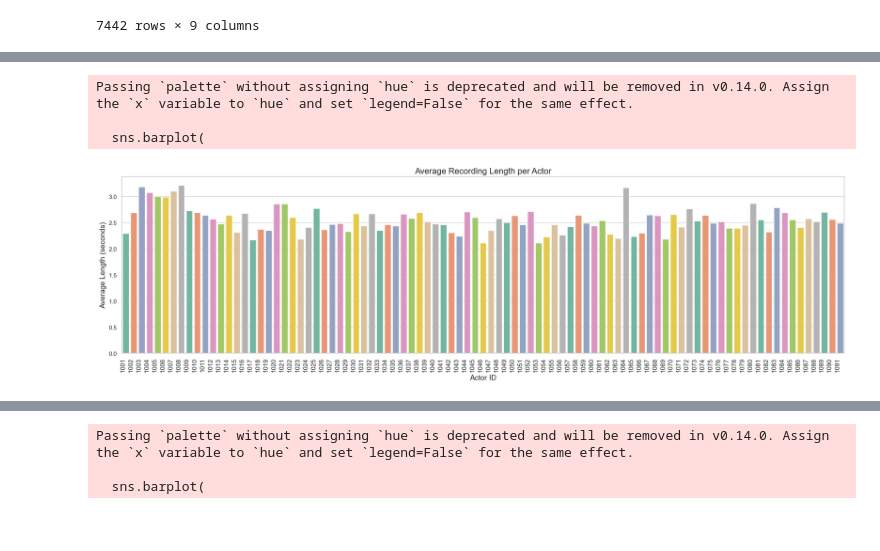
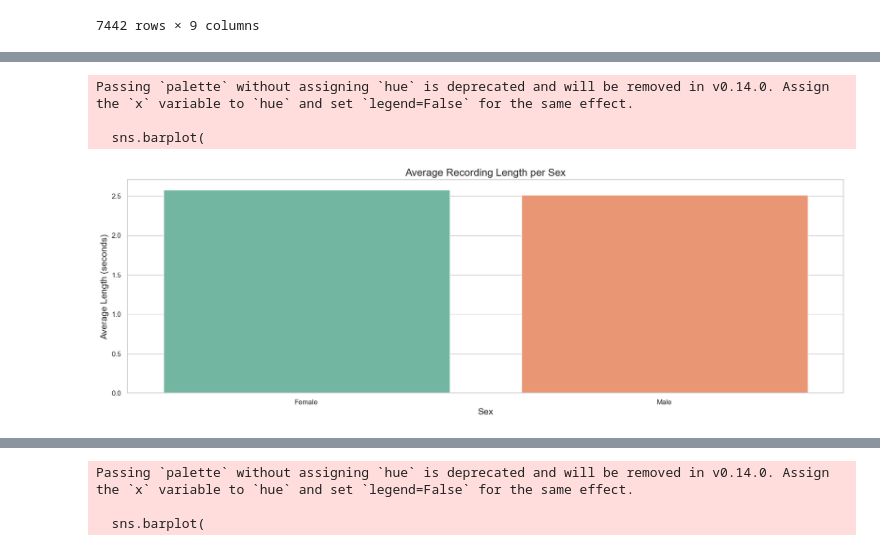
Before and after one commit to mweuro/informatyka-afektywna-speechmultiemo, a Jupyter notebook: length_analyze.ipynb, the cells around one changed output, grey strips where cells are left out. Saved outputs shown, nothing was run; the diff lists cells and outputs as text; code cells hidden in the pictures; blank space fills up the shorter version.

```diff
--- a/length_analyze.ipynb
+++ b/length_analyze.ipynb
@@ -76,8 +85,19 @@ merged_df['filename_wav'] = merged_df['Filename'].apply(lambda x: f"{x}.wav" if
 
 merged_df['file_path'] = merged_df['filename_wav'].apply(lambda x: os.path.join('data/audio_data/', x))
 
-merged_df['duration_sec'] = merged_df['file_path'].apply(get_wav_duration)
+merged_df['audio_duration_sec'] = merged_df['file_path'].apply(get_wav_duration)
 merged_df = merged_df.drop(columns=['file_path', 'filename_wav'])
+# %%
+merged_df['filename_flv'] = merged_df['Filename'].apply(lambda x: f"{x}.flv" if not x.endswith('.flv') else x)
+
+merged_df['video_file_path'] = merged_df['filename_flv'].apply(lambda x: os.path.join('data/video_data/', x))
+
+merged_df['video_duration_sec'] = merged_df['video_file_path'].apply(get_video_duration)
+
+merged_df = merged_df.drop(columns=['video_file_path', 'filename_flv'])
+# %%
+merged_df['duration_difference'] = merged_df['video_duration_sec'] - merged_df['audio_duration_sec']
+merged_df['duration_difference_abs'] = abs(merged_df['video_duration_sec'] - merged_df['audio_duration_sec'])
 # %%
 merged_df
 # %% [output]
@@ -96,0 +155,2 @@ merged_df
+# %%
+merged_df = merged_df[merged_df['duration_difference_abs'] < 0.1]
@@ -178,24 +322,25 @@ Passing `palette` without assigning `hue` is deprecated and will be removed in v
 # %%
-average_lengths = average_lengths.sort_values(by='ActorID', ascending=True)
+average_lengths = merged_df.groupby('Sex')['audio_duration_sec'].mean().reset_index()
+
+average_lengths = average_lengths.sort_values(by='audio_duration_sec', ascending=False)
+
+sns.set_theme(style="whitegrid")
 
 plt.figure(figsize=(20, 6))
 sns.barplot(
     data=average_lengths,
-    x='ActorID',
-    y='duration_sec',
+    x='Sex',
+    y='audio_duration_sec',
     palette="Set2"
 )
 
-plt.title("Average Recording Length per Actor", fontsize=16)
-plt.xlabel("Actor ID", fontsize=14)
+plt.title("Average Recording Length per Sex", fontsize=16)
+plt.xlabel("Sex", fontsize=14)
 plt.ylabel("Average Length (seconds)", fontsize=14)
 
-plt.xticks(rotation=90, ha='right', fontsize=12)
-
-plt.tight_layout()
 plt.show()
 # %% [output]
 Passing `palette` without assigning `hue` is deprecated and will be removed in v0.14.0. Assign the `x` variable to `hue` and set `legend=False` for the same effect.
 
   sns.barplot(
-[figure, old version]
+[figure, new version]
```
Also changed, not shown: parts of 34 cells of this notebook.
